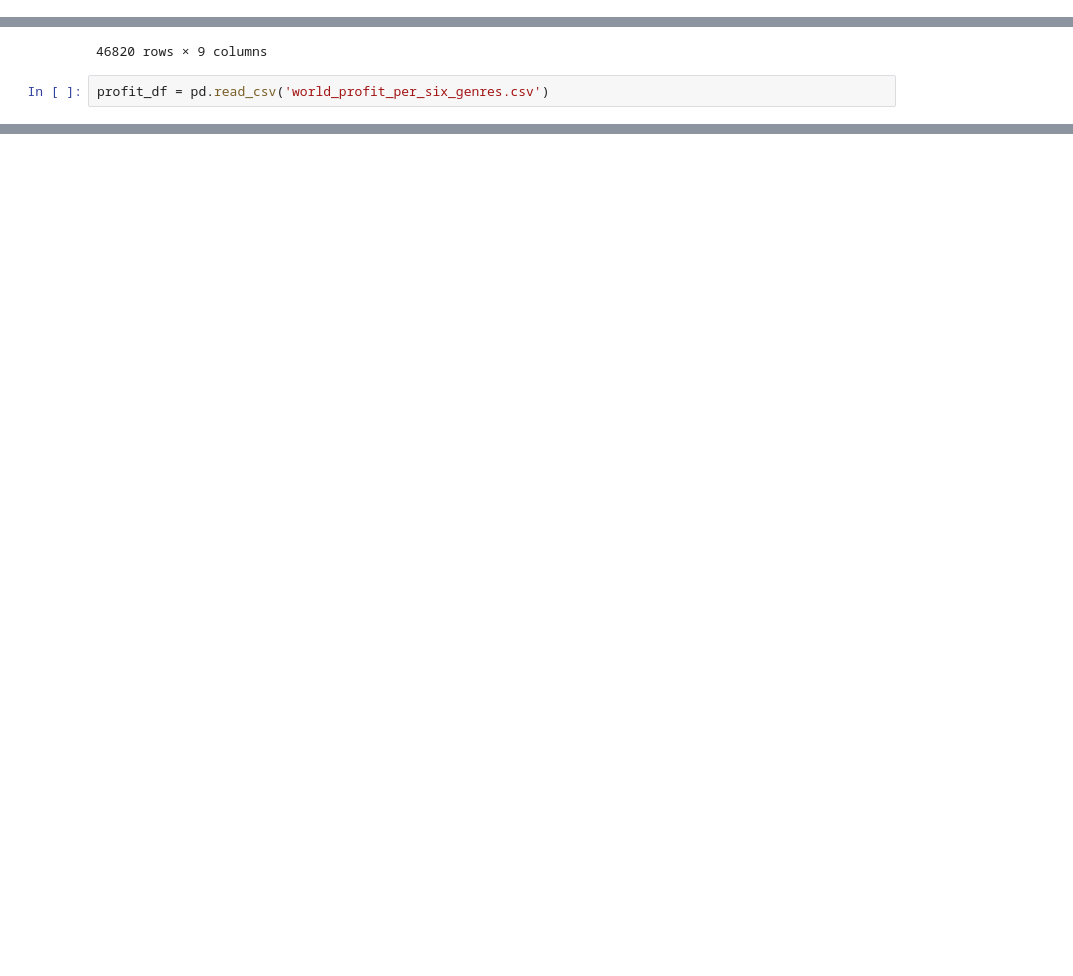
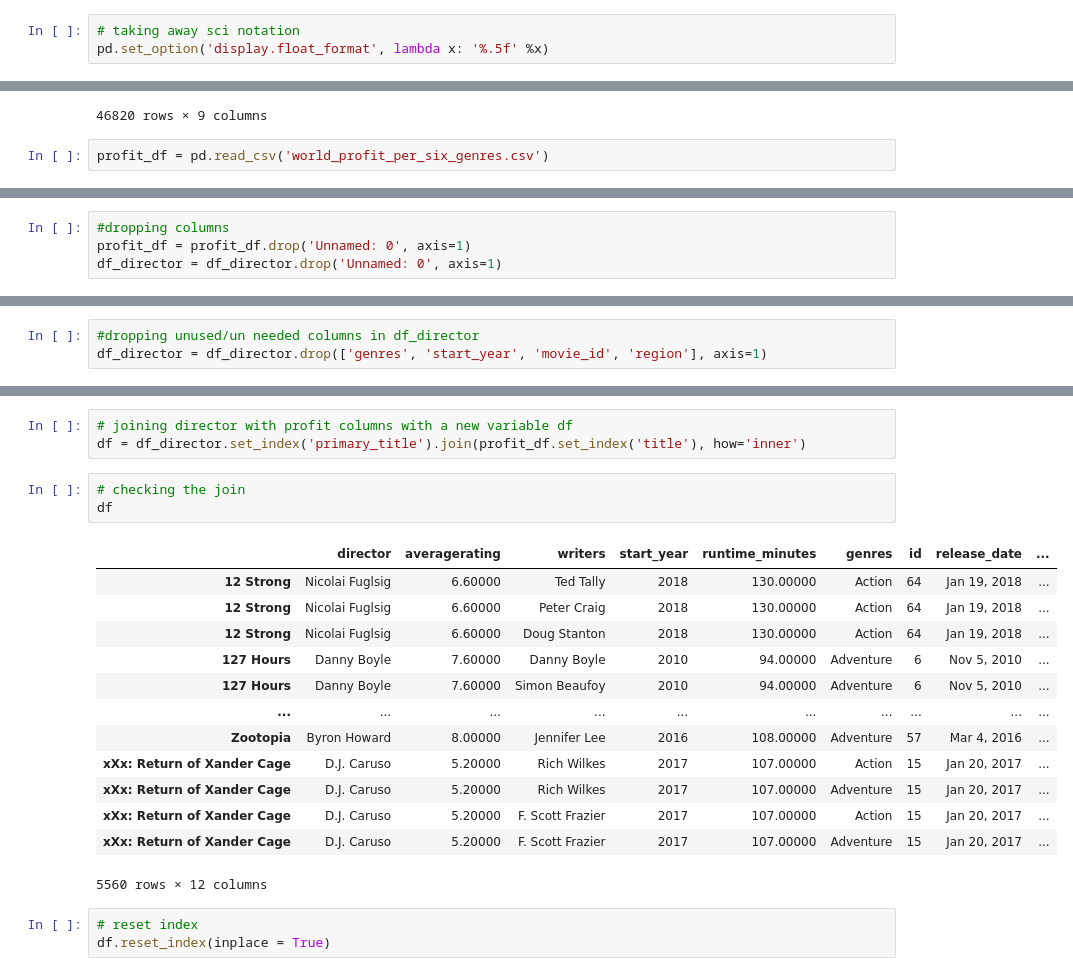
Before and after one commit to wasih790/Microsoft_Movie_Studio, a Jupyter notebook: 2_Statistical_Plotting/Question 3 - Director and Movie .ipynb, the cells around one changed output, grey strips where cells are left out. Saved outputs shown, nothing was run; the diff lists cells and outputs as text; blank space fills up the shorter version.

Commit message:
joining data

```diff
--- a/2_Statistical_Plotting/Question 3 - Director and Movie .ipynb
+++ b/2_Statistical_Plotting/Question 3 - Director and Movie .ipynb
@@ -2,6 +2,9 @@
 import pandas as pd
 import seaborn as sns
 import matplotlib.pyplot as plt
+# %%
+# taking away sci notation
+pd.set_option('display.float_format', lambda x: '%.5f' %x)
 # %%
 df_director = pd.read_csv('movie_director_wrtier.cvs')
 # %%
@@ -42 +45,5 @@ profit_df
 1838 rows × 11 columns
+# %%
+#dropping columns
+profit_df = profit_df.drop('Unnamed: 0', axis=1)
+df_director = df_director.drop('Unnamed: 0', axis=1)
@@ -42,0 +70,3 @@ profit_df
+# %%
+#dropping unused/un needed columns in df_director
+df_director = df_director.drop(['genres', 'start_year', 'movie_id', 'region'], axis=1)
@@ -42,0 +83,23 @@ profit_df
+# %%
+# joining director with profit columns with a new variable df
+df = df_director.set_index('primary_title').join(profit_df.set_index('title'), how='inner')
+# %%
+# checking the join
+df
+# %% [output]
+|  | director | averagerating | writers | start_year | runtime_minutes | genres | id | release_date | ... |
+| 12 Strong | Nicolai Fuglsig | 6.60000 | Ted Tally | 2018 | 130.00000 | Action | 64 | Jan 19, 2018 | ... |
+| 12 Strong | Nicolai Fuglsig | 6.60000 | Peter Craig | 2018 | 130.00000 | Action | 64 | Jan 19, 2018 | ... |
+| 12 Strong | Nicolai Fuglsig | 6.60000 | Doug Stanton | 2018 | 130.00000 | Action | 64 | Jan 19, 2018 | ... |
+| 127 Hours | Danny Boyle | 7.60000 | Danny Boyle | 2010 | 94.00000 | Adventure | 6 | Nov 5, 2010 | ... |
+| 127 Hours | Danny Boyle | 7.60000 | Simon Beaufoy | 2010 | 94.00000 | Adventure | 6 | Nov 5, 2010 | ... |
+| ... | ... | ... | ... | ... | ... | ... | ... | ... | ... |
+| Zootopia | Byron Howard | 8.00000 | Jennifer Lee | 2016 | 108.00000 | Adventure | 57 | Mar 4, 2016 | ... |
+| xXx: Return of Xander Cage | D.J. Caruso | 5.20000 | Rich Wilkes | 2017 | 107.00000 | Action | 15 | Jan 20, 2017 | ... |
+| xXx: Return of Xander Cage | D.J. Caruso | 5.20000 | Rich Wilkes | 2017 | 107.00000 | Adventure | 15 | Jan 20, 2017 | ... |
+| xXx: Return of Xander Cage | D.J. Caruso | 5.20000 | F. Scott Frazier | 2017 | 107.00000 | Action | 15 | Jan 20, 2017 | ... |
+| xXx: Return of Xander Cage | D.J. Caruso | 5.20000 | F. Scott Frazier | 2017 | 107.00000 | Adventure | 15 | Jan 20, 2017 | ... |
+5560 rows × 12 columns
+# %%
+# reset index
+df.reset_index(inplace = True)
```
Also changed, not shown: parts of 7 cells of this notebook.
